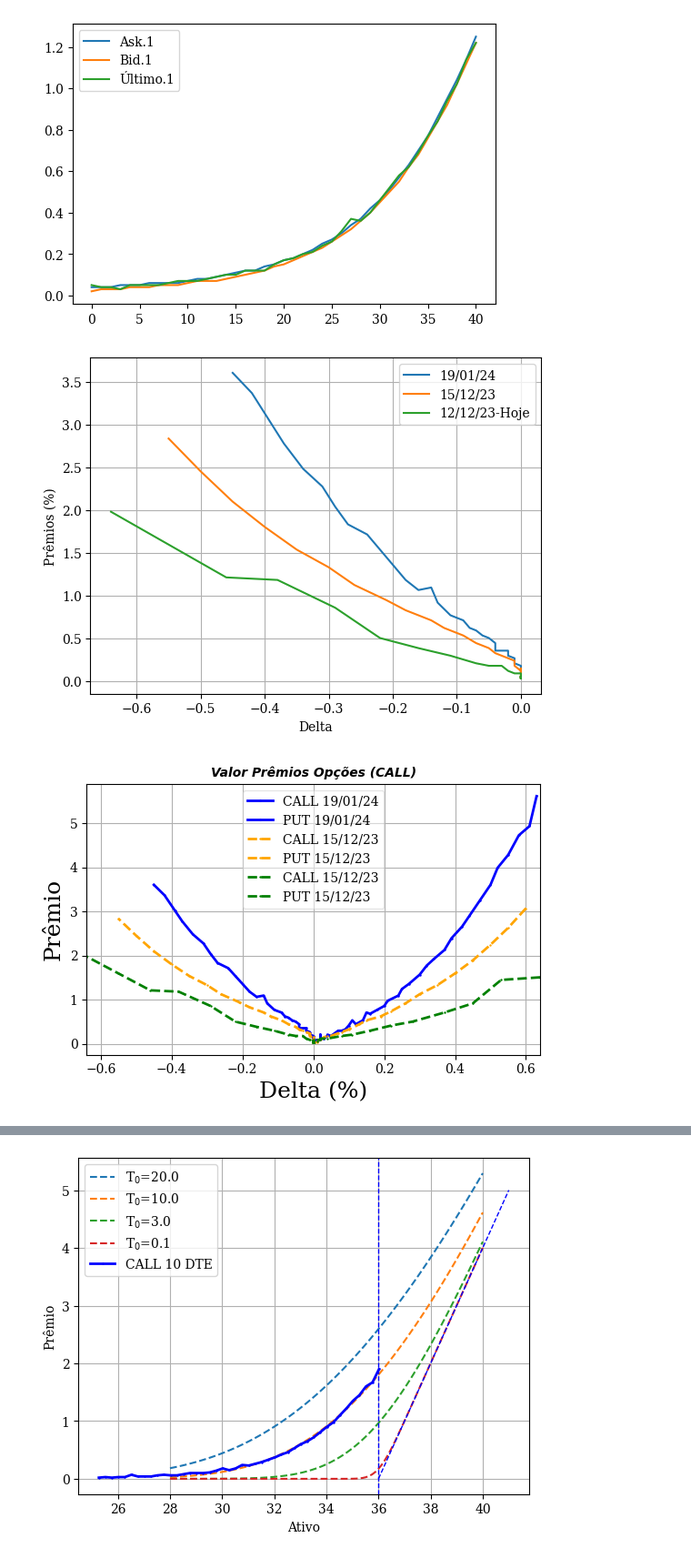
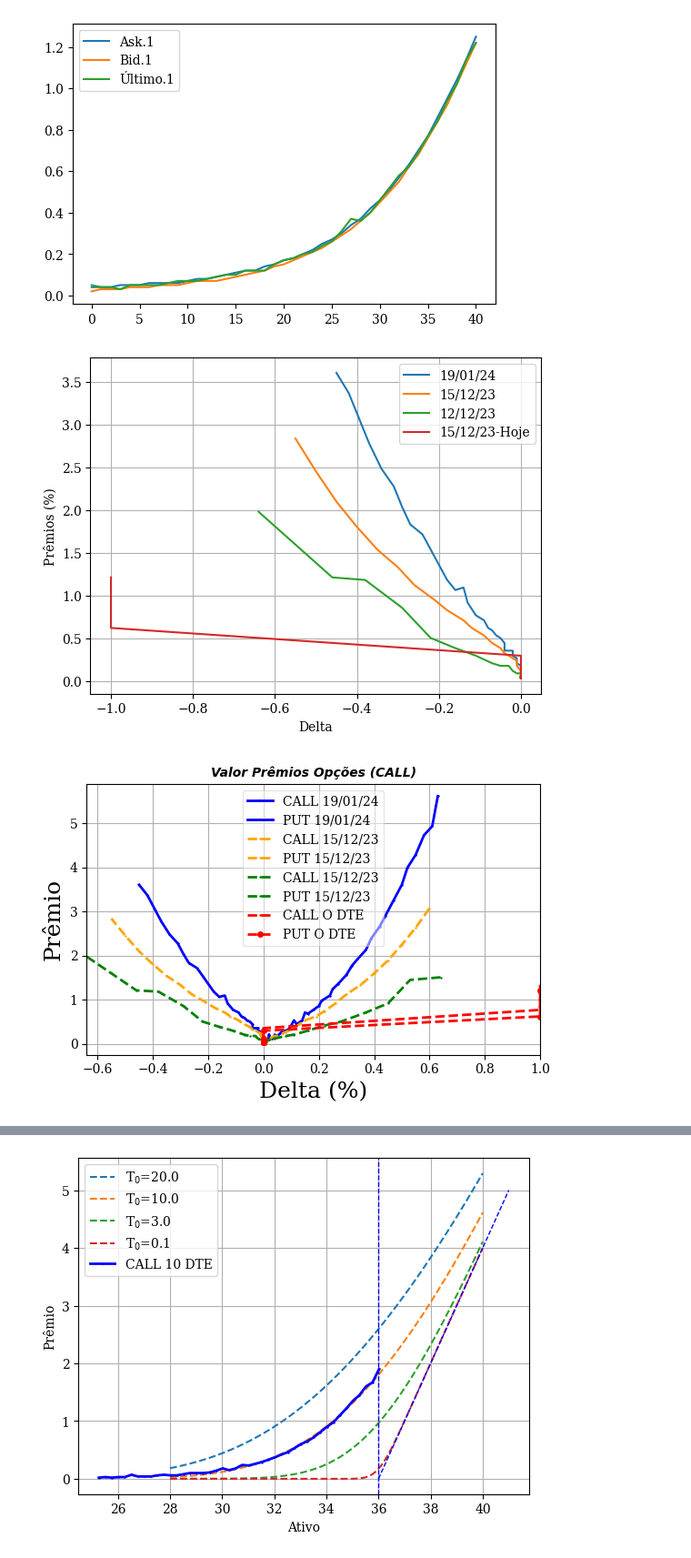
Before and after one commit to facklen/python_para_investimentos, a Jupyter notebook: Avaliação_Opções_PETR4.ipynb, the cells around one changed output, grey strips where cells are left out. Shown at 91% size. Cells and saved outputs as stored; diff of their text form; code cells hidden in the pictures.

```diff
--- a/Avaliação_Opções_PETR4.ipynb
+++ b/Avaliação_Opções_PETR4.ipynb
@@ -48,3 +48,6 @@ Opções2.head(5)
 | 2 | 9.70 | 9.64 | 1.0 | -0.0119 | 9.60 | 0.10 | 9.24 | 0.0 | 24.76 | 0.0 | ... |
 | 3 | 9.50 | 9.39 | 1.0 | -0.0120 | 9.35 | 0.15 | 0.00 | 0.0 | 25.01 | 0.0 | ... |
 | 4 | 9.20 | 9.14 | 1.0 | -0.0122 | 9.10 | 0.10 | 7.00 | 9.7 | 25.26 | 0.0 | ... |
+# %%
+Opções3 =pd.read_excel("/content/drive/MyDrive/Opções Dados/PETR4_15_12_23_to_15_12.xlsx",)
+Opções2
@@ -55,6 +72,7 @@ Opções2.head(5)
 PUTs_OTM = Opções[(Opções['Intrínseco.1']<=0.5)]
 PUTs_OTM1 = Opções1[(Opções1['Intrínseco.1']<=0.5)]
 PUTs_OTM2 = Opções2[(Opções2['Intrínseco.1']<=0.5)]
+PUTs_OTM3 = Opções3[(Opções3['Intrínseco.1']<=0.5)]
 PUTs_OTM[['Ask.1','Bid.1','Último.1']].plot(figsize = (6,4));
 # %% [output]
 [figure]
@@ -64,45 +82,49 @@ Ativo = 33.86
 #plt.plot(PUTs_OTM[['Delta.1']],PUTs_OTM[['Bid.1']]*100/Ativo,label='Bid')
 plt.plot(PUTs_OTM[['Delta.1']],PUTs_OTM[['Último.1']]*100/Ativo,label='19/01/24')
 plt.plot(PUTs_OTM1[['Delta.1']],PUTs_OTM1[['Último.1']]*100/Ativo,label='15/12/23')
-plt.plot(PUTs_OTM2[['Delta.1']],PUTs_OTM2[['Último.1']]*100/Ativo,label='12/12/23-Hoje')
+plt.plot(PUTs_OTM2[['Delta.1']],PUTs_OTM2[['Último.1']]*100/Ativo,label='12/12/23')
+plt.plot(-PUTs_OTM3[['Delta.1']],PUTs_OTM3[['Último.1']]*100/Ativo,label='15/12/23-Hoje')
 plt.legend()
 plt.grid()
 plt.xlabel('Delta')
 plt.ylabel('Prêmios (%)')
 plt.show()
 # %% [output]
-[figure, old version]
+[figure, new version]
 # %%
 # A mesma análise para as Calls
 CALLs_OTM = Opções[(Opções['Intrínseco']<=0.5)]
 CALLs_OTM1 = Opções1[(Opções1['Intrínseco']<=0.5)]
 CALLs_OTM2 = Opções2[(Opções2['Intrínseco']<=0.5)]
+CALLs_OTM3 = Opções3[(Opções3['Intrínseco']<=0.5)]
 # %%
 # A mesma análise para as Calls
 #Visualizar o gráfico
 #plt.style.use('seaborn')
 #plt.style.use('ggplot')
 plt.rcParams['font.family'] = 'serif'
 plt.rcParams['font.serif'] = ['Times New Roman'] + plt.rcParams['font.serif']
 plt.figure(figsize=(6,4))
 plt.title('Valor Prêmios Opções (CALL)', fontsize=10, fontweight='bold', fontstyle='italic', fontfamily='sans-serif')
 plt.xlabel('Delta (%)',fontsize=18)
 plt.ylabel('Prêmio',fontsize=18)
 plt.tight_layout()
 plt.margins(x=0, y=0.05)
 #plt.plot(CALLs_OTM['Delta'],CALLs_OTM['Ask']*100/Ativo,  label='Vendedor', color='blue',linestyle='dashed', linewidth=2)
 #plt.plot(CALLs_OTM['Delta'],CALLs_OTM['Bid']*100/Ativo,  label='Comprador', color='red', linestyle='dashed', linewidth=2)
 plt.plot(CALLs_OTM['Delta'],CALLs_OTM['Último']*100/Ativo,  label='CALL 19/01/24', color='blue', marker='+', linewidth=2, markersize=2)
 plt.plot(PUTs_OTM['Delta.1'],PUTs_OTM['Último.1']*100/Ativo,  label='PUT 19/01/24', color='blue', marker='+', linewidth=2, markersize=2)
 plt.plot(CALLs_OTM1['Delta'],CALLs_OTM1['Último']*100/Ativo,  label='CALL 15/12/23', color='orange', marker='+',linestyle='dashed', linewidth=2, markersize=2)
 plt.plot(PUTs_OTM1['Delta.1'],PUTs_OTM1['Último.1']*100/Ativo,  label='PUT 15/12/23', color='orange', marker='+',linestyle='dashed', linewidth=2, markersize=2)
 plt.plot(CALLs_OTM2['Delta'],CALLs_OTM2['Último']*100/Ativo,  label='CALL 15/12/23', color='green', marker='+',linestyle='dashed', linewidth=2, markersize=2)
 plt.plot(PUTs_OTM2['Delta.1'],PUTs_OTM2['Último.1']*100/Ativo,  label='PUT 15/12/23', color='green', marker='+',linestyle='dashed', linewidth=2, markersize=2)
+plt.plot(CALLs_OTM3['Delta'],CALLs_OTM3['Último']*100/Ativo,  label='CALL O DTE', color='red', marker='+',linestyle='dashed', linewidth=2, markersize=2)
+plt.plot(PUTs_OTM3['Delta.1'],PUTs_OTM3['Último.1']*100/Ativo,  label='PUT O DTE', color='red', marker='o',linestyle='dashed', linewidth=2, markersize=4)
 plt.legend(fontsize=10, frameon=True, framealpha=0.5, facecolor='white')
 plt.grid(True)
 plt.show()
 # %% [output]
-[figure, old version]
+[figure, new version]
 # %%
 # A mesma análise para as Calls em função do preço do ativo
 plt.rcParams['font.family'] = 'serif'
```
Also changed, not shown: parts of 3 cells of this notebook.
